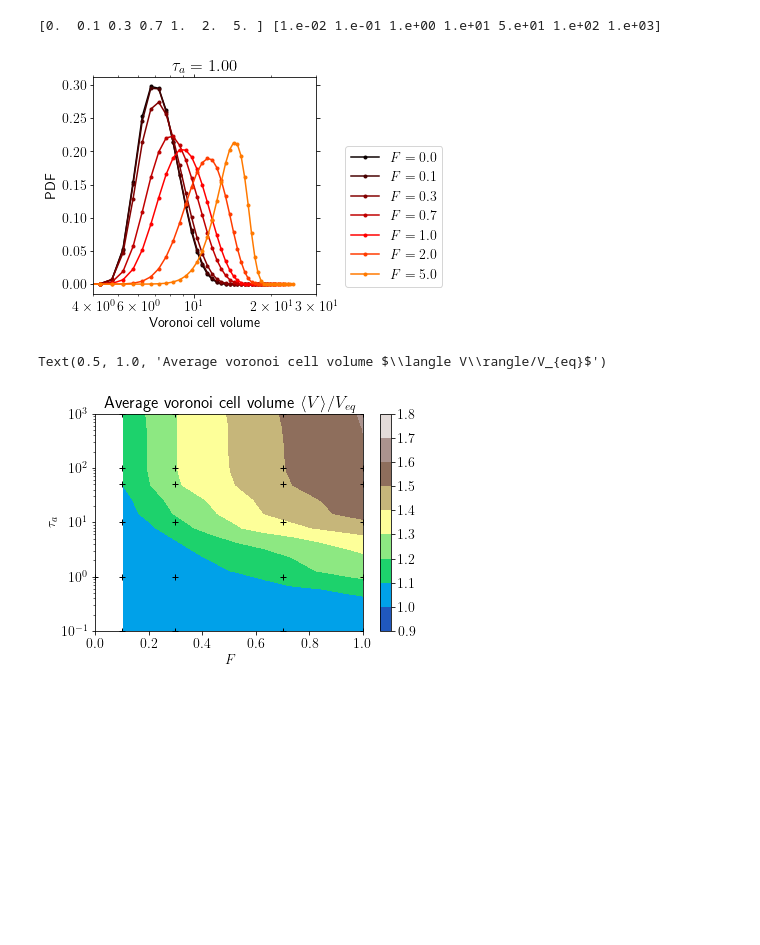
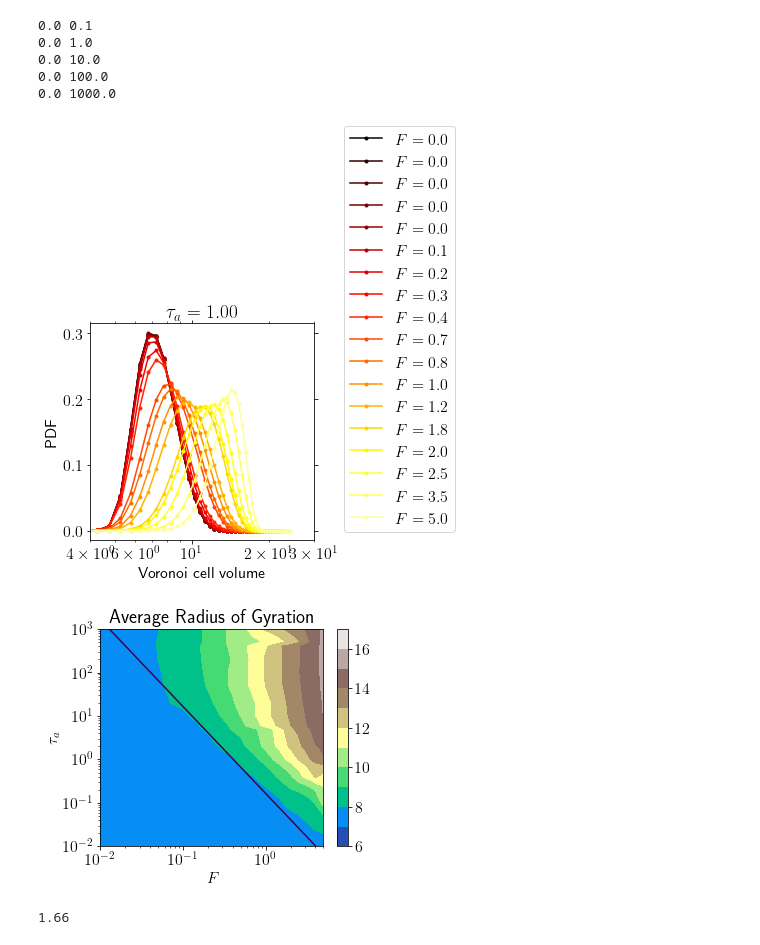
Before and after one commit to s-brahmachari/Active-noise-simulations, a Jupyter notebook: analysis_codes/plot_RG.ipynb, the cells around one changed output. Saved outputs shown, nothing was run; the diff lists cells and outputs as text; code cells hidden in the pictures; blank space fills up the shorter version.

```diff
--- a/analysis_codes/plot_RG.ipynb
+++ b/analysis_codes/plot_RG.ipynb
@@ -11,13 +11,13 @@ from scipy.integrate import simps
 import matplotlib.tri as tri
 import matplotlib.pylab as pl
 # %%
-mpl.rcParams.update({'font.size':14, 'text.usetex':True})
+mpl.rcParams.update({'font.size':16, 'text.usetex':True})
 # print(mpl.rcParams.keys)
 fig,ax=plt.subplots(1,1,figsize=(4,4))
 # ax.set_prop_cycle(cycler('color', plt.cm.RdBu))
 fpath='../../data/SAC_exp/'
 ind=4
-colors = pl.cm.hot(np.linspace(0,1,12))
+colors = pl.cm.hot(np.linspace(0,1,20))
 
 for (name,tp) in [('low',1)]:#,('mid',1.0), ('high',100)]:
     rgs=[]
@@ -29,55 +29,69 @@ for (name,tp) in [('low',1)]:#,('mid',1.0), ('high',100)]:
     for fname in os.listdir(fpath+'Shape/'):
         if 'shape_descriptors' in fname and '.npz' in fname:
             T= float(fname.split('_')[ind].replace('T',''))
             F=float(fname.split('_')[ind+1].replace('F',''))
             Ta=float(fname.split('_')[ind+2].replace('Ta',''))
             kb=float(fname.split('_')[ind+7].replace('kb',''))
             Esoft=float(fname.split('_')[ind+3].replace('Esoft',''))
             R0=float(fname.split('_')[ind+4].replace('R0',''))
             dt=float(fname.split('_')[ind+8].replace('dt',''))
             # print(T,F,Ta,Esoft,R0)
 
             npzfile=np.load(fpath+'Shape/'+fname)
             Fs.append(F)
             Tas.append(Ta)
             # print(npzfile.files)
             rg_avg=simps(npzfile['rg'][0]*npzfile['rg'][1], npzfile['rg'][1])
 
             rgs.append(rg_avg)
-
-            if F==0: rg_eq=rg_avg
+            if F==0: print(F,Ta)
+            if F==0 and Ta==1:
+                rg_eq=rg_avg
+                Fs.append(0)
+                Tas.append(0.01)
+                rgs.append(rg_eq)
             if F==0.0 or Ta==tp:
                 ax.plot(npzfile['rg'][1], npzfile['rg'][0],'.-', label='$F={:.1f}$'.format(F),color=colors[count])
                 count+=1
                 ax.set_title('$\\tau_a={:.2f}$'.format(Ta))
                 # print(vcv_avg)
     ax.legend(loc='lower left',bbox_to_anchor=(1.1,0))
     ax.semilogx()
     ax.set_xlim(4,30)
     ax.set_ylabel('PDF')
     ax.set_xlabel('Voronoi cell volume')
-    print(np.unique(Fs),np.unique(Tas))
+    # print(np.unique(Fs),np.unique(Tas))
     # fig.savefig(fpath+'plots/VCV_{}Ta.png'.format(name),bbox_inches='tight', dpi=300)
 # %% [output]
-[0.  0.1 0.3 0.7 1.  2.  5. ] [1.e-02 1.e-01 1.e+00 1.e+01 5.e+01 1.e+02 1.e+03]
+0.0 0.1
+0.0 1.0
+0.0 10.0
+0.0 100.0
+0.0 1000.0
-[figure, old version]
+[figure, new version]
 # %%
-ax.clear()
-Xi,Yi=np.meshgrid(np.linspace(0.0,2,20),np.logspace(-2,3,20))
+fig,ax=plt.subplots(1,1,figsize=(5,4))
+Xp,Yp=np.meshgrid(np.logspace(-4,1,100), np.logspace(-4,4,100))
+Xi,Yi=np.meshgrid(np.unique(Fs),np.unique(Tas))
 triang=tri.Triangulation(Fs,Tas)
-interpZ=tri.LinearTriInterpolator(triang,np.around(np.array(rgs)/rg_eq, 2))
+interpZ=tri.LinearTriInterpolator(triang,np.array(rgs))
 Zi=interpZ(Xi,Yi)
-plt.contourf(Xi, Yi, Zi, levels=np.arange(0.9,1.9,0.1),cmap='terrain')
+plt.contourf(Xi, Yi, Zi, levels=np.arange(6,18,1),cmap='terrain')
 plt.colorbar()
-plt.contour(Xi, Yi, Zi, levels=[1.])
-plt.plot(Fs,Tas,'k+')
-plt.semilogy()
+# plt.contour(Xi, Yi, Zi, levels=[rg_eq],)
+
+plt.contour(Xp, Yp, Xp**2*Yp/(0.1*200*0.0083), levels=[1.])
+# plt.plot(Fs,Tas,'k+')
+plt.loglog()
 plt.xlabel('$F$')
 plt.ylabel('$\\tau_a$')
-plt.xlim(0,1)
-plt.ylim(1e-1,1e3)
-plt.title('Average voronoi cell volume $\\langle V\\rangle/V_{eq}$')
-# plt.savefig(fpath+'/plots/normVCV_contour.png', dpi=300, bbox_inches='tight')
+plt.xlim(0.01,5)
+plt.ylim(1e-2,1e3)
+plt.title('Average Radius of Gyration')
+plt.savefig(fpath+'/plots/avgRG.png', dpi=300, bbox_inches='tight')
 # %% [output]
-Text(0.5, 1.0, 'Average voronoi cell volume $\\langle V\\rangle/V_{eq}$')
-[figure, old version]
+[figure, new version]
+# %%
+0.0083*200
+# %% [output]
+1.66
```
Also changed, not shown: 5 other files.
